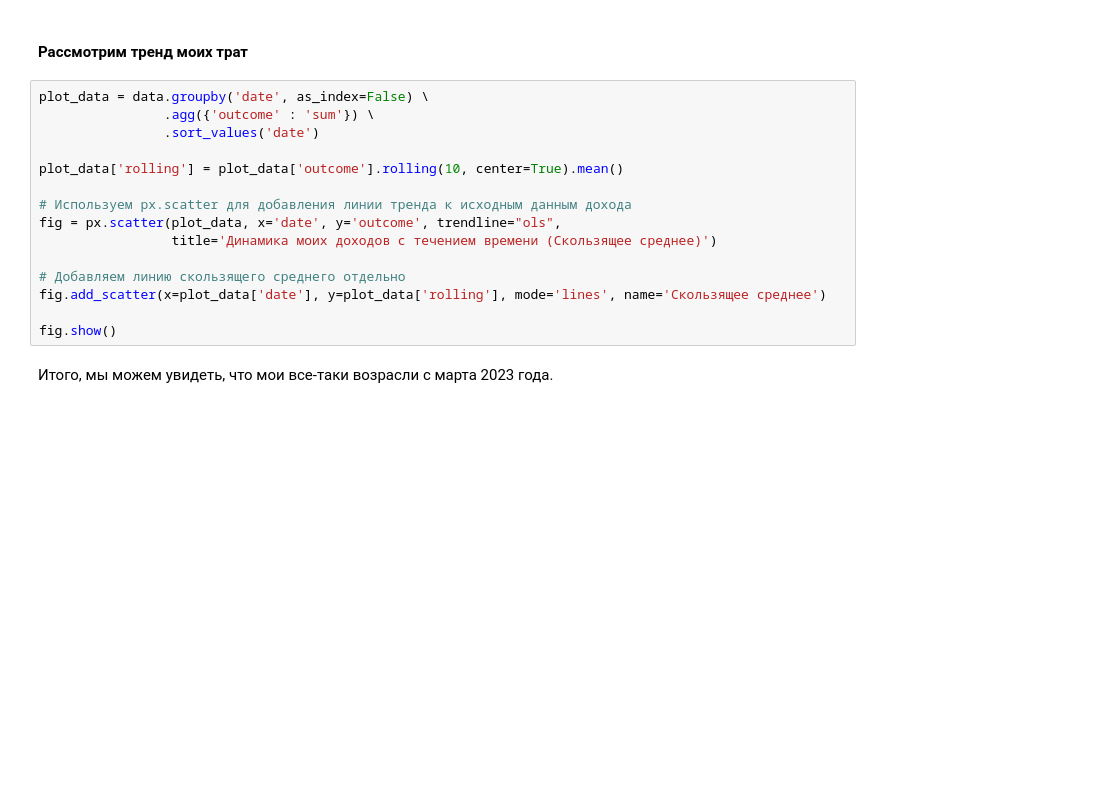
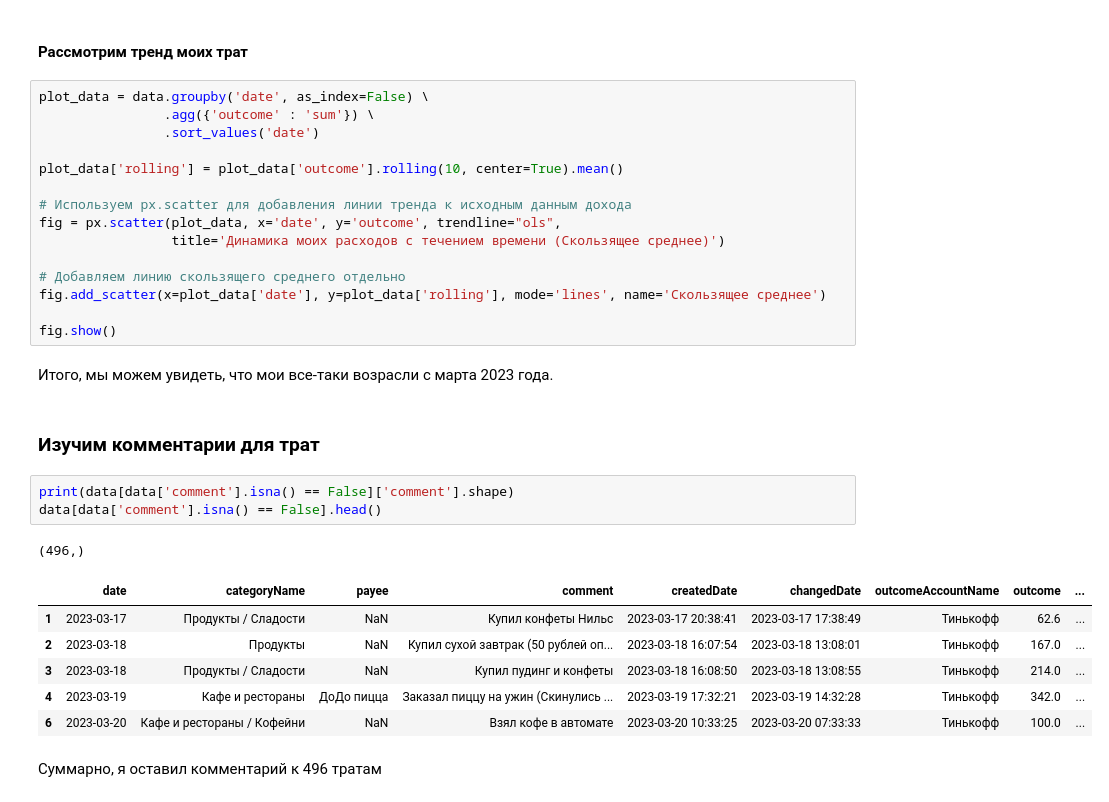
Before and after one commit to ArTeria21/TREASURER, a Jupyter notebook: notebooks/outcomes_analysis.ipynb, the cells around one changed output. Cells and saved outputs as stored; diff of their text form; blank space fills up the shorter version.

```diff
--- a/notebooks/outcomes_analysis.ipynb
+++ b/notebooks/outcomes_analysis.ipynb
@@ -149,7 +170,7 @@ plot_data['rolling'] = plot_data['outcome'].rolling(10, center=True).mean()
 
 # Используем px.scatter для добавления линии тренда к исходным данным дохода
 fig = px.scatter(plot_data, x='date', y='outcome', trendline="ols",
-                 title='Динамика моих доходов с течением времени (Скользящее среднее)')
+                 title='Динамика моих расходов с течением времени (Скользящее среднее)')
 
 # Добавляем линию скользящего среднего отдельно
 fig.add_scatter(x=plot_data['date'], y=plot_data['rolling'], mode='lines', name='Скользящее среднее')
@@ -157,3 +178,18 @@ fig.add_scatter(x=plot_data['date'], y=plot_data['rolling'], mode='lines', name=
 fig.show()
 # %% [markdown]
 Итого, мы можем увидеть, что мои все-таки возрасли с марта 2023 года.
+# %% [markdown]
+###  Изучим комментарии для трат
+# %%
+print(data[data['comment'].isna() == False]['comment'].shape)
+data[data['comment'].isna() == False].head()
+# %% [output]
+(496,)
+|  | date | categoryName | payee | comment | createdDate | changedDate | outcomeAccountName | outcome | ... |
+| 1 | 2023-03-17 | Продукты / Сладости | NaN | Купил конфеты Нильс | 2023-03-17 20:38:41 | 2023-03-17 17:38:49 | Тинькофф | 62.6 | ... |
+| 2 | 2023-03-18 | Продукты | NaN | Купил сухой завтрак (50 рублей оп... | 2023-03-18 16:07:54 | 2023-03-18 13:08:01 | Тинькофф | 167.0 | ... |
+| 3 | 2023-03-18 | Продукты / Сладости | NaN | Купил пудинг и конфеты | 2023-03-18 16:08:50 | 2023-03-18 13:08:55 | Тинькофф | 214.0 | ... |
+| 4 | 2023-03-19 | Кафе и рестораны | ДоДо пицца | Заказал пиццу на ужин (Скинулись ... | 2023-03-19 17:32:21 | 2023-03-19 14:32:28 | Тинькофф | 342.0 | ... |
+| 6 | 2023-03-20 | Кафе и рестораны / Кофейни | NaN | Взял кофе в автомате | 2023-03-20 10:33:25 | 2023-03-20 07:33:33 | Тинькофф | 100.0 | ... |
+# %% [markdown]
+Суммарно, я оставил комментарий к 496 тратам
```
Also changed, not shown: parts of 19 cells of this notebook, 15 other files.
